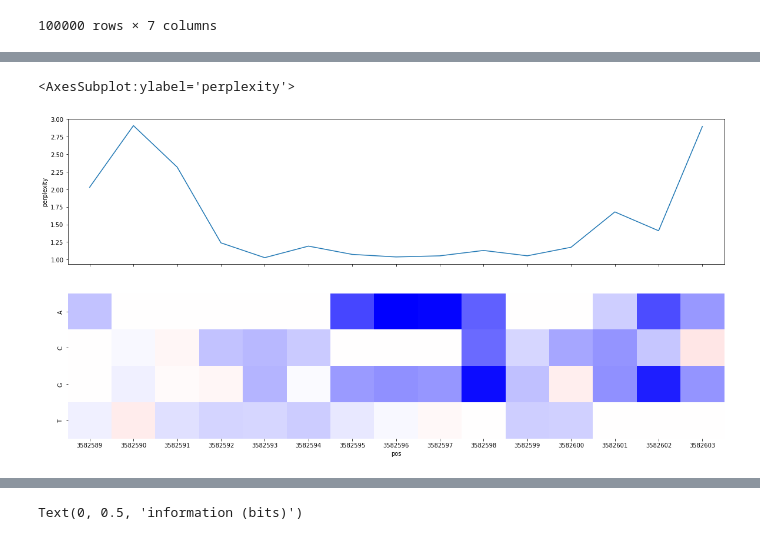
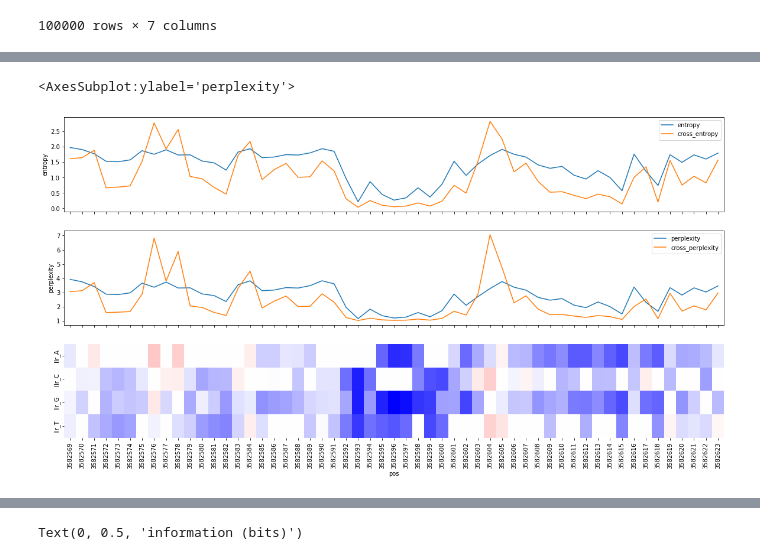
Before and after one commit to songlab-cal/gpn, a Jupyter notebook: plantbert/mlm/plot_perplexity_small_region.ipynb, the cells around one changed output, grey strips where cells are left out. Cells and saved outputs as stored; diff of their text form; code cells hidden in the pictures.

```diff
--- a/plantbert/mlm/plot_perplexity_small_region.ipynb
+++ b/plantbert/mlm/plot_perplexity_small_region.ipynb
@@ -120,6 +98,14 @@ def cross_entropy(y, y_pre):
+# %%
+def entropy(p):
+    return -np.sum(p*np.log2(p), axis=1)
+
+
+def cross_entropy(p, q):
+    return -np.sum(p*np.log2(q), axis=1)
 # %%
 true_cols = [f"ref_1hot_{nucleotide}" for nucleotide in nucleotides]
 pred_cols = nucleotides
 df["cross_entropy"] = cross_entropy(df[true_cols].values, df[pred_cols].values)
+df["entropy"] = entropy(df[pred_cols].values)
 df
 # %% [output]
@@ -140,30 +126,36 @@ df
-# %%
-df["perplexity"] = np.exp(df.cross_entropy)
+# %%
+df["cross_perplexity"] = np.exp2(df.cross_entropy)
+df["perplexity"] = np.exp2(df.entropy)
 # %%
-min_pos = 3582589
-max_pos = 3582603
+min_pos = 3582589 - 20
+max_pos = 3582603 + 20
 
 #plt.figure(figsize=(40, 5))
 
-fig, axes = plt.subplots(2, 1, sharex=True, sharey=False, figsize=(20, 10))
+fig, axes = plt.subplots(3, 1, sharex=True, sharey=False, figsize=(20, 10))
 
 
 
 g = sns.heatmap(
-    data=df_llr.loc[min_pos:max_pos, nucleotides].T,
+    data=df.loc[min_pos:max_pos, [f"llr_{nucleotide}" for nucleotide in nucleotides]].T,
     #square=True,
     cbar=False,
     cbar_kws={"orientation": "vertical", "shrink": .05, "label": "LLR"},
     center=0,
     cmap="bwr",
     #annot=annot,
     #fmt = ''
-    ax=axes[1]
+    ax=axes[2]
 )
 
-sns.lineplot(data=df.loc[min_pos:max_pos], y="perplexity", x=g.get_xticks(), ax=axes[0])
+sns.lineplot(data=df.loc[min_pos:max_pos], y="entropy", x=g.get_xticks(), ax=axes[0], label="entropy")
+sns.lineplot(data=df.loc[min_pos:max_pos], y="perplexity", x=g.get_xticks(), ax=axes[1], label="perplexity")
+sns.lineplot(data=df.loc[min_pos:max_pos], y="cross_entropy", x=g.get_xticks(), ax=axes[0], label="cross_entropy")
+sns.lineplot(data=df.loc[min_pos:max_pos], y="cross_perplexity", x=g.get_xticks(), ax=axes[1], label="cross_perplexity")
+
+
 #df.loc[min_pos:max_pos].plot(x="pos", y="perplexity", ax=axes[0])
 # doesn't work because sns heatmap has a different actual xtick range.
 # %% [output]
 <AxesSubplot:ylabel='perplexity'>
-[figure, old version]
+[figure, new version]
```
Also changed, not shown: parts of 10 cells of this notebook, 10 other files.
